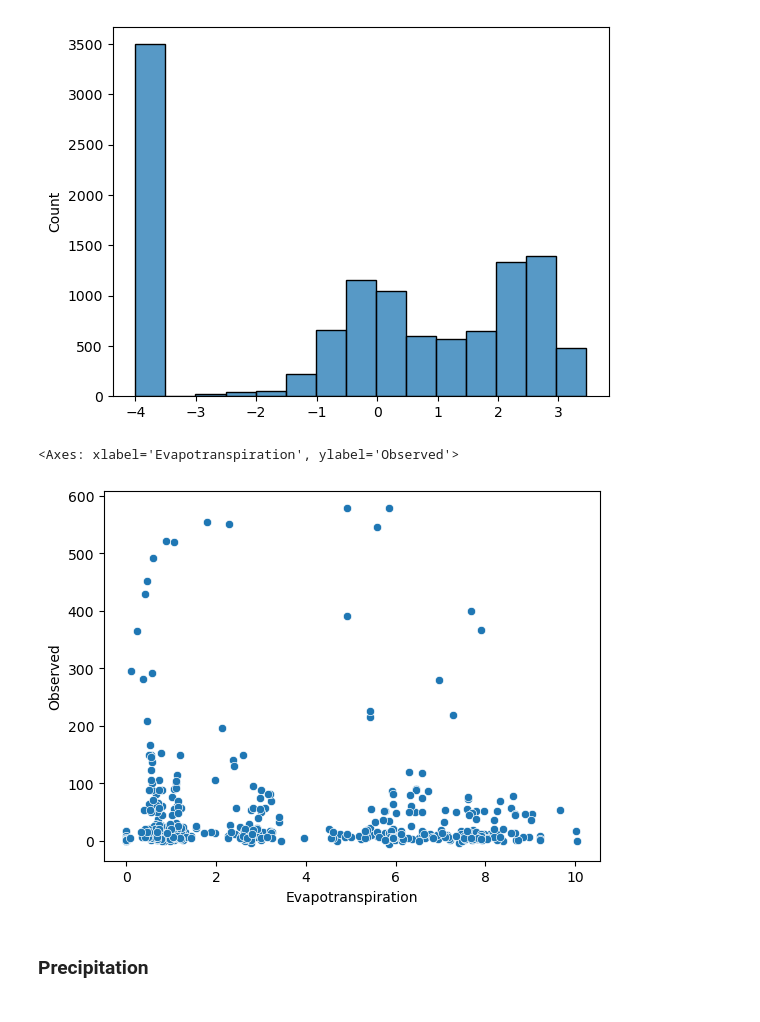
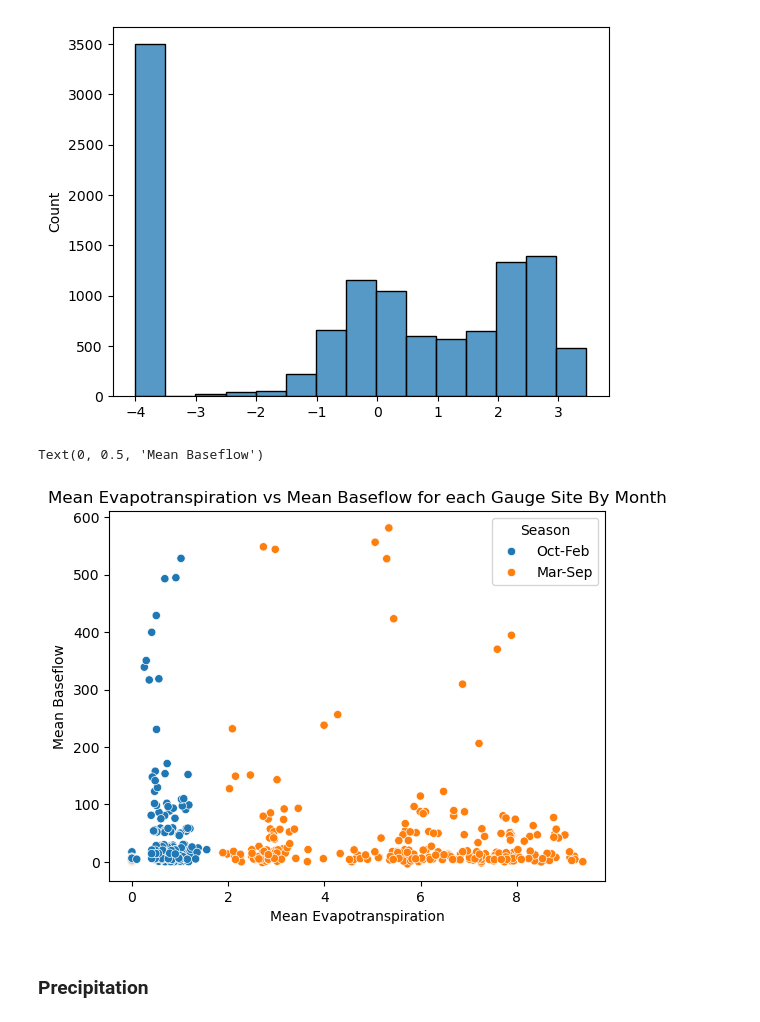
Before and after one commit to Ehsankahrizi/Project_6, a Jupyter notebook: project6.ipynb, the cells around one changed output. Cells and saved outputs as stored; diff of their text form; code cells hidden in the pictures.

```diff
--- a/project6.ipynb
+++ b/project6.ipynb
@@ -134,11 +136,15 @@ sns.histplot(boxcox(train.Evapotranspiration, 0.25))
 <Axes: ylabel='Count'>
 [figure]
 # %%
-evapotranspiration_flow = train.groupby(['x', 'y', 'month'], as_index=False).agg({'Evapotranspiration':'median', 'Observed':'median'})
-sns.scatterplot(evapotranspiration_flow, x='Evapotranspiration', y='Observed')
+evapotranspiration_flow = train.groupby(['x', 'y', 'month'], as_index=False).agg({'Evapotranspiration':'mean', 'Observed':'mean'})
+evapotranspiration_flow['Season'] = np.where((evapotranspiration_flow.month >= 3) & (evapotranspiration_flow.month <= 9), "Mar-Sep", "Oct-Feb")
+sns.scatterplot(evapotranspiration_flow, x='Evapotranspiration', y='Observed', hue='Season')
+plt.title('Mean Evapotranspiration vs Mean Baseflow for each Gauge Site By Month')
+plt.xlabel("Mean Evapotranspiration")
+plt.ylabel("Mean Baseflow")
 # %% [output]
-<Axes: xlabel='Evapotranspiration', ylabel='Observed'>
+Text(0, 0.5, 'Mean Baseflow')
-[figure, old version]
+[figure, new version]
 # %% [markdown]
 ### Precipitation
 # %%
```
Also changed, not shown: parts of 24 cells of this notebook.
